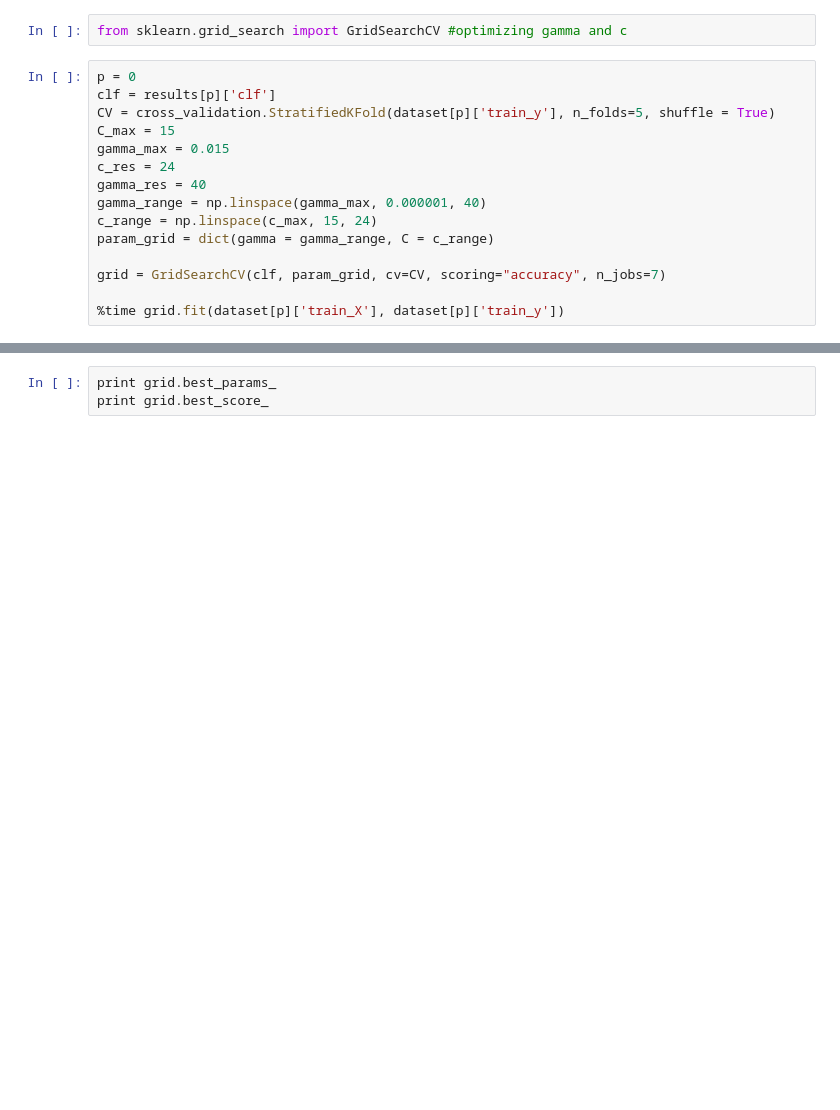
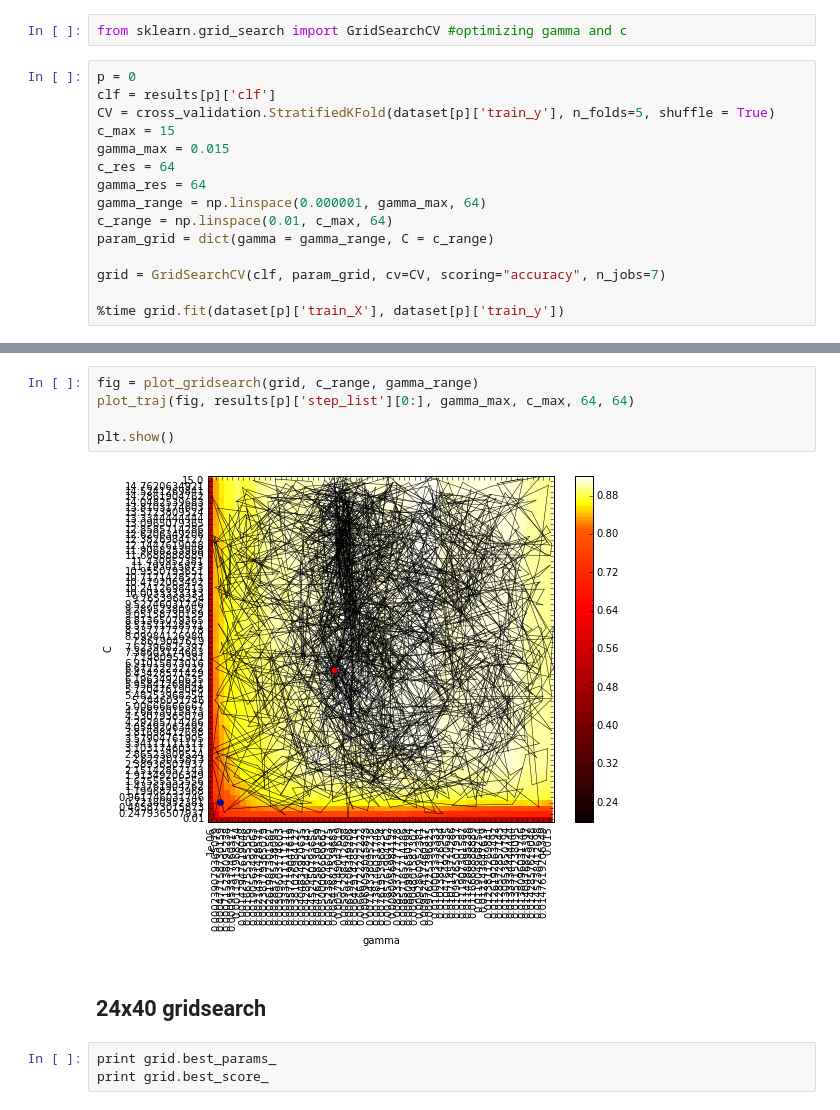
Before and after one commit to mooneyj/mcg-analysis, a Jupyter notebook: svc/MC-SVC-400from6060_p-fold.ipynb, the cells around one changed output, grey strips where cells are left out. Cells and saved outputs as stored; diff of their text form; blank space fills up the shorter version.

Commit message:
gridsearch 64x64 versus 4000iter MCsearch

```diff
--- a/svc/MC-SVC-400from6060_p-fold.ipynb
+++ b/svc/MC-SVC-400from6060_p-fold.ipynb
@@ -714,12 +715,12 @@ from sklearn.grid_search import GridSearchCV #optimizing gamma and c
 p = 0
 clf = results[p]['clf']
 CV = cross_validation.StratifiedKFold(dataset[p]['train_y'], n_folds=5, shuffle = True)
-C_max = 15
+c_max = 15
 gamma_max = 0.015
-c_res = 24
-gamma_res = 40
-gamma_range = np.linspace(gamma_max, 0.000001, 40)
-c_range = np.linspace(c_max, 15, 24)
+c_res = 64
+gamma_res = 64
+gamma_range = np.linspace(0.000001, gamma_max, 64)
+c_range = np.linspace(0.01, c_max, 64)
 param_grid = dict(gamma = gamma_range, C = c_range)
 
 grid = GridSearchCV(clf, param_grid, cv=CV, scoring="accuracy", n_jobs=7)
@@ -745,3 +754,12 @@ GridSearchCV(cv=sklearn.cross_validation.StratifiedKFold(labels=[0 1 ..., 0 1],
+# %%
+fig = plot_gridsearch(grid, c_range, gamma_range)
+plot_traj(fig, results[p]['step_list'][0:], gamma_max, c_max, 64, 64)
+
+plt.show()
+# %% [output]
+[figure, added]
+# %% [markdown]
+## 24x40 gridsearch
 # %%
 print grid.best_params_
 print grid.best_score_
```
Also changed, not shown: parts of 5 cells of this notebook, 1 other file.
